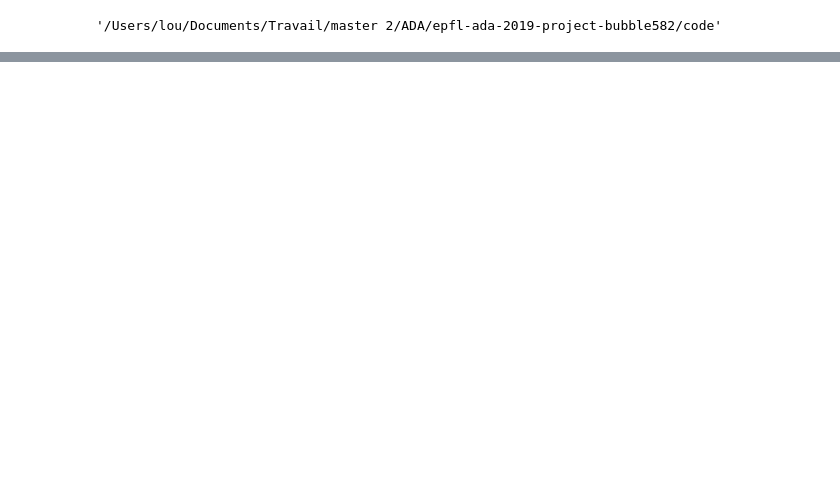
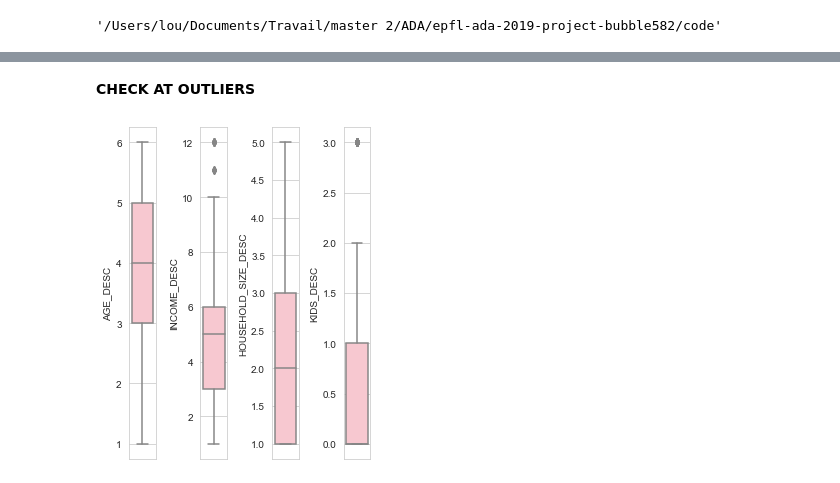
Before and after one commit to marvande/epfl-ada-2019-data-analysis, a Jupyter notebook: code/Demographic & product correlation.ipynb, the cells around one changed output, grey strips where cells are left out. Cells and saved outputs as stored; diff of their text form; code cells hidden in the pictures; blank space fills up the shorter version.

```diff
--- a/code/Demographic & product correlation.ipynb
+++ b/code/Demographic & product correlation.ipynb
@@ -96,0 +99,14 @@ As we can see in this correlation matrix, there is an important correlation in b
+# %% [markdown]
+**CHECK AT OUTLIERS**
+# %%
+l = hh_demographic.drop(['MARITAL_STATUS_CODE','HOMEOWNER_DESC'], axis =1).columns.values
+number_of_columns=6
+number_of_rows = len(l)-1/number_of_columns
+plt.figure(figsize=(number_of_columns,5*number_of_rows))
+for i in range(0,len(l)):
+    plt.subplot(number_of_rows + 1,number_of_columns,i+1)
+    sns.set_style('whitegrid')
+    sns.boxplot(hh_demographic[l[i]],color='pink',orient='v')
+    plt.tight_layout()
+# %% [output]
+[figure, added]
```
Also changed, not shown: parts of 5 cells of this notebook.
